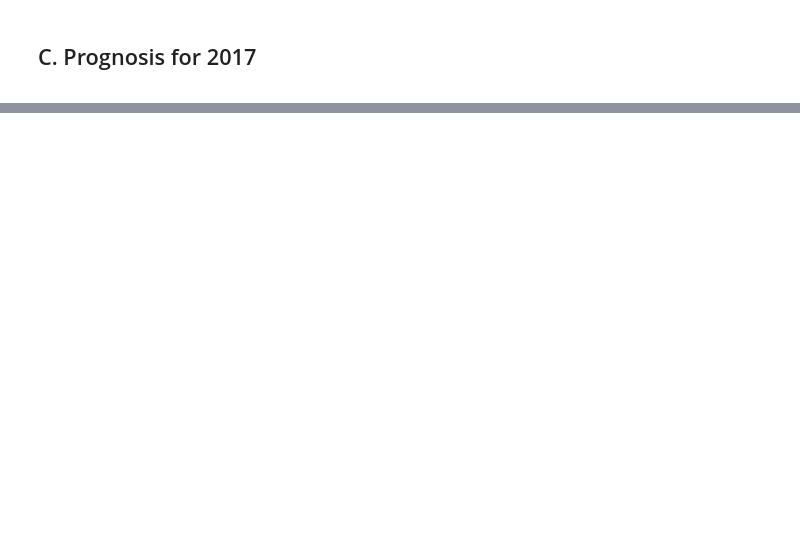
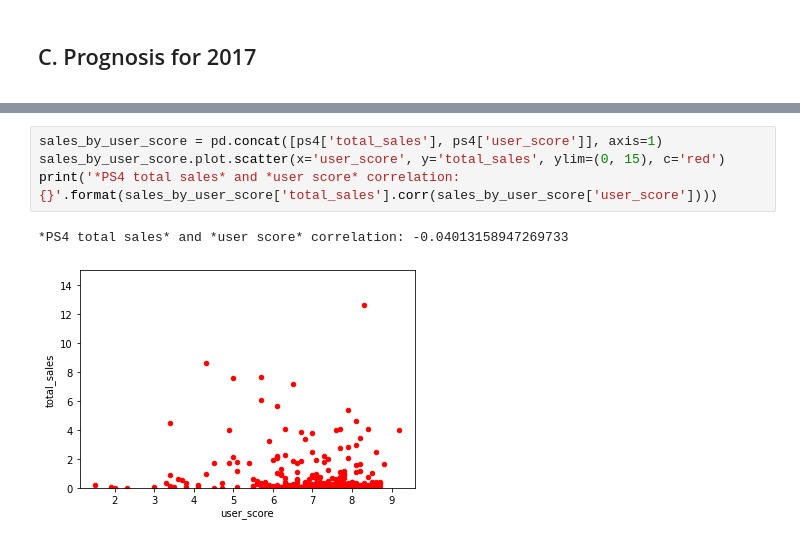
Before and after one commit to bar-benjamin/video-game-sales, a Jupyter notebook: video_game_sales.ipynb, the cells around one changed output, grey strips where cells are left out. Saved outputs shown, nothing was run; the diff lists cells and outputs as text; blank space fills up the shorter version.

```diff
--- a/video_game_sales.ipynb
+++ b/video_game_sales.ipynb
@@ -313,0 +369,7 @@ Also, we can see that it generally take 0-2 for a new platform to appear and bec
+# %%
+sales_by_user_score = pd.concat([ps4['total_sales'], ps4['user_score']], axis=1)
+sales_by_user_score.plot.scatter(x='user_score', y='total_sales', ylim=(0, 15), c='red')
+print('*PS4 total sales* and *user score* correlation: {}'.format(sales_by_user_score['total_sales'].corr(sales_by_user_score['user_score'])))
+# %% [output]
+*PS4 total sales* and *user score* correlation: -0.04013158947269733
+[figure, added]
```
Also changed, not shown: parts of 27 cells of this notebook.
